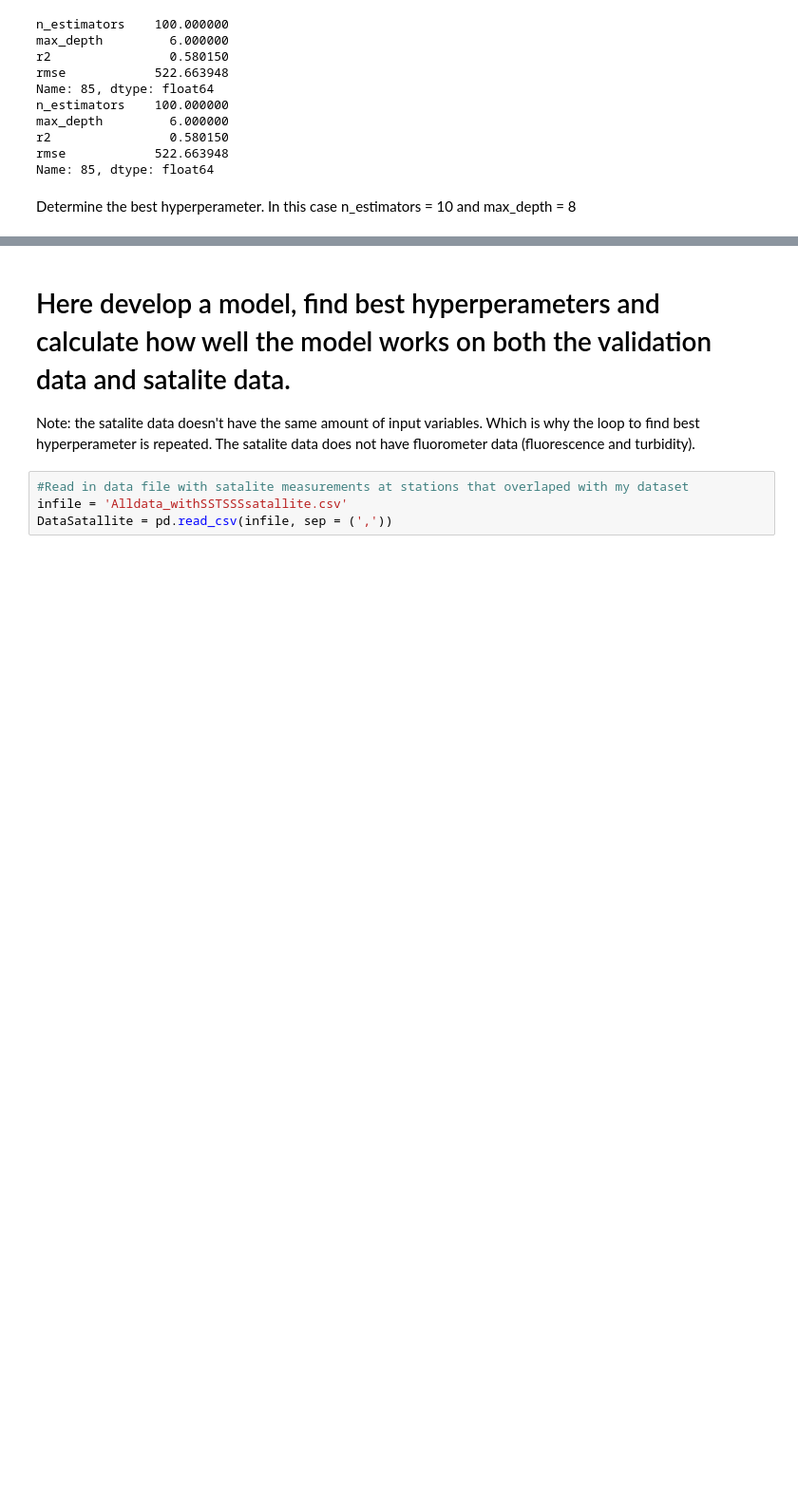
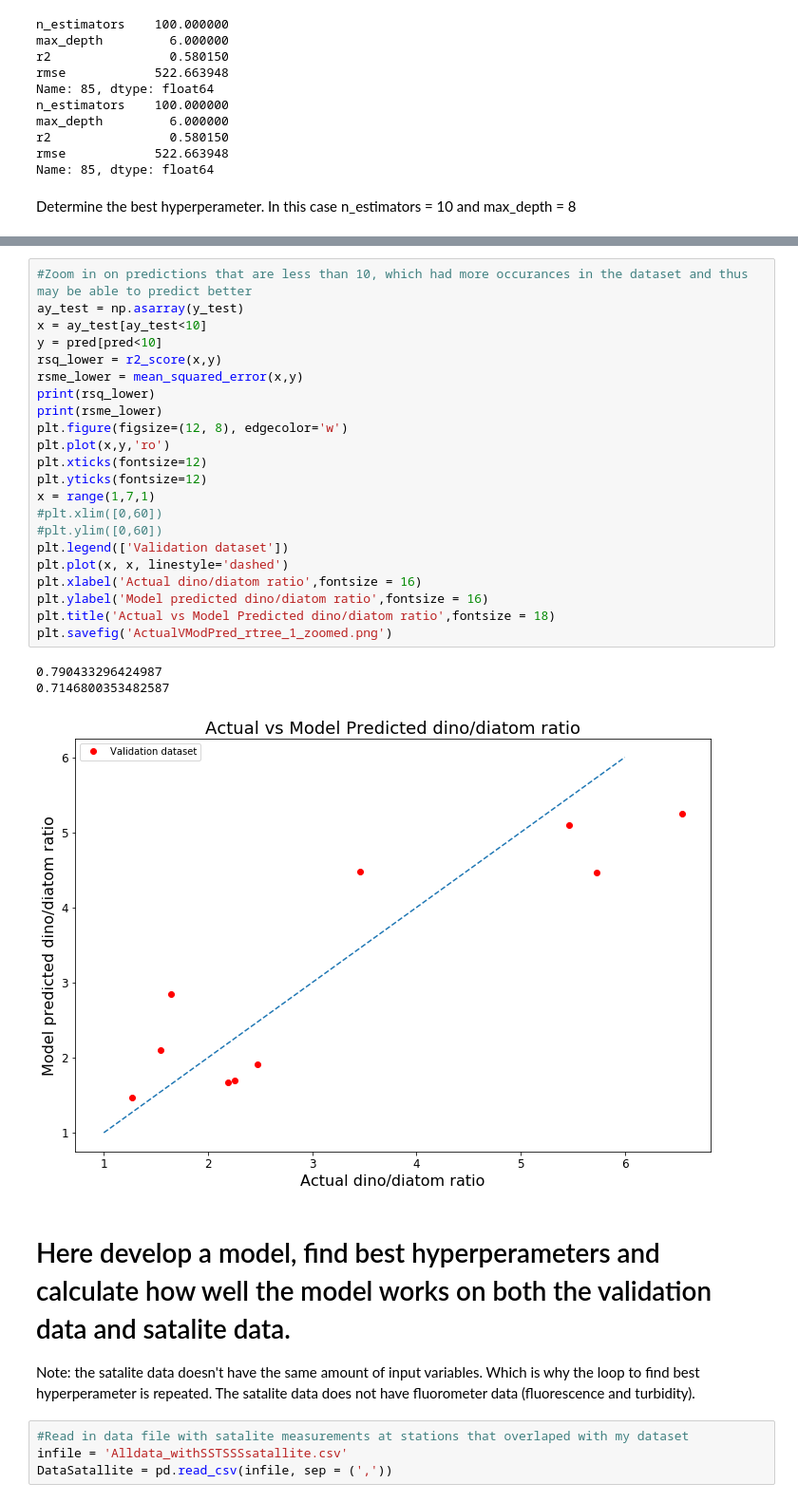
Before and after one commit to seina001/oeas895_EinarssonProject, a Jupyter notebook: Model_Einarsson_NotNorm.ipynb, the cells around one changed output, grey strips where cells are left out. Shown at 95% size. Saved outputs shown, nothing was run; the diff lists cells and outputs as text; blank space fills up the shorter version.

```diff
--- a/Model_Einarsson_NotNorm.ipynb
+++ b/Model_Einarsson_NotNorm.ipynb
@@ -228,3 +231,29 @@ RMSE Predicted vs. Actual: 3.319538026894701
+# %%
+#Zoom in on predictions that are less than 10, which had more occurances in the dataset and thus may be able to predict better
+ay_test = np.asarray(y_test)
+x = ay_test[ay_test<10]
+y = pred[pred<10]
+rsq_lower = r2_score(x,y)
+rsme_lower = mean_squared_error(x,y)
+print(rsq_lower)
+print(rsme_lower)
+plt.figure(figsize=(12, 8), edgecolor='w')
+plt.plot(x,y,'ro')
+plt.xticks(fontsize=12)
+plt.yticks(fontsize=12)
+x = range(1,7,1)
+#plt.xlim([0,60])
+#plt.ylim([0,60])
+plt.legend(['Validation dataset'])
+plt.plot(x, x, linestyle='dashed')
+plt.xlabel('Actual dino/diatom ratio',fontsize = 16)
+plt.ylabel('Model predicted dino/diatom ratio',fontsize = 16)
+plt.title('Actual vs Model Predicted dino/diatom ratio',fontsize = 18)
+plt.savefig('ActualVModPred_rtree_1_zoomed.png')
+# %% [output]
+0.790433296424987
+0.7146800353482587
+[figure, added]
 # %% [markdown]
 # Here develop a model, find best hyperperameters and calculate how well the model works on both the validation data and satalite data.
 Note: the satalite data doesn't have the same amount of input variables. Which is why the loop to find best hyperperameter is repeated. The satalite data does not have fluorometer data (fluorescence and turbidity).
```
Also changed, not shown: parts of 7 cells of this notebook.
